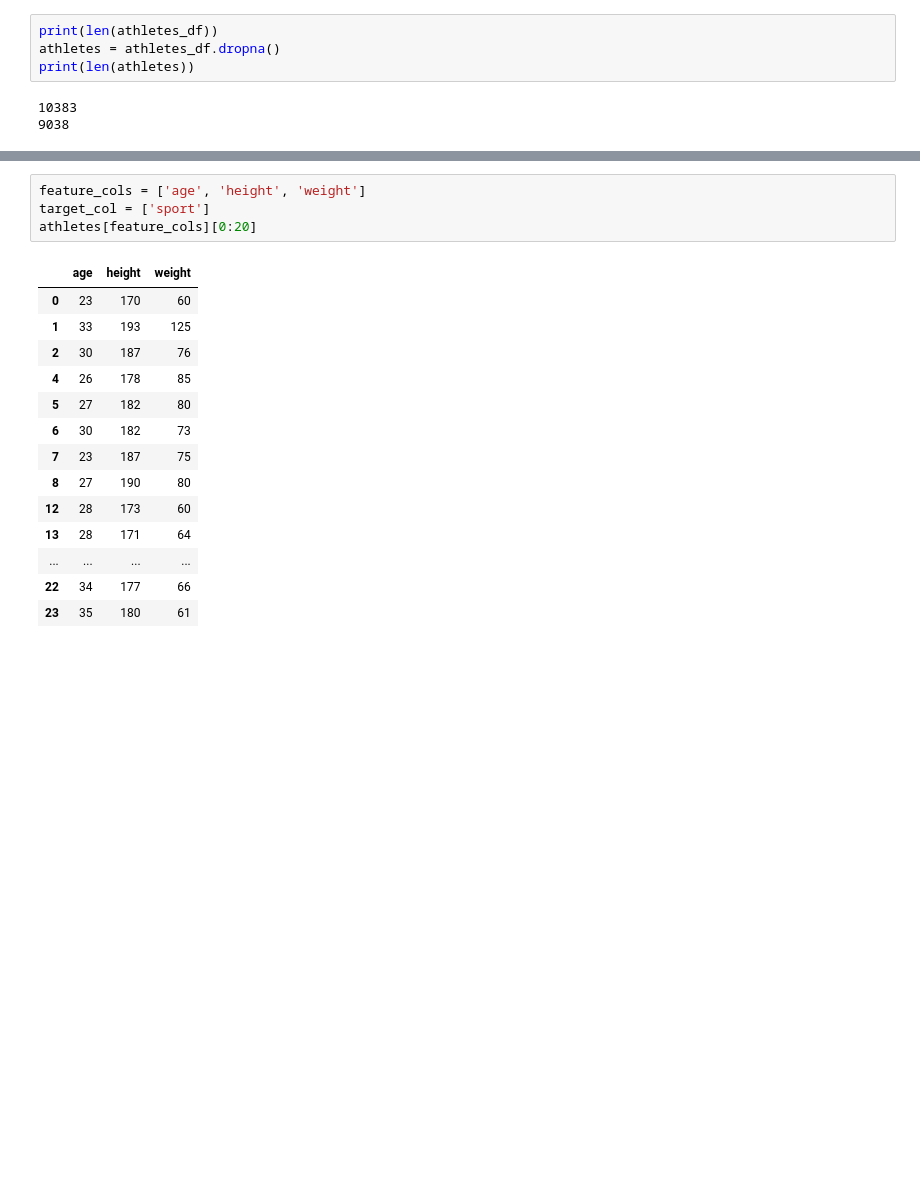
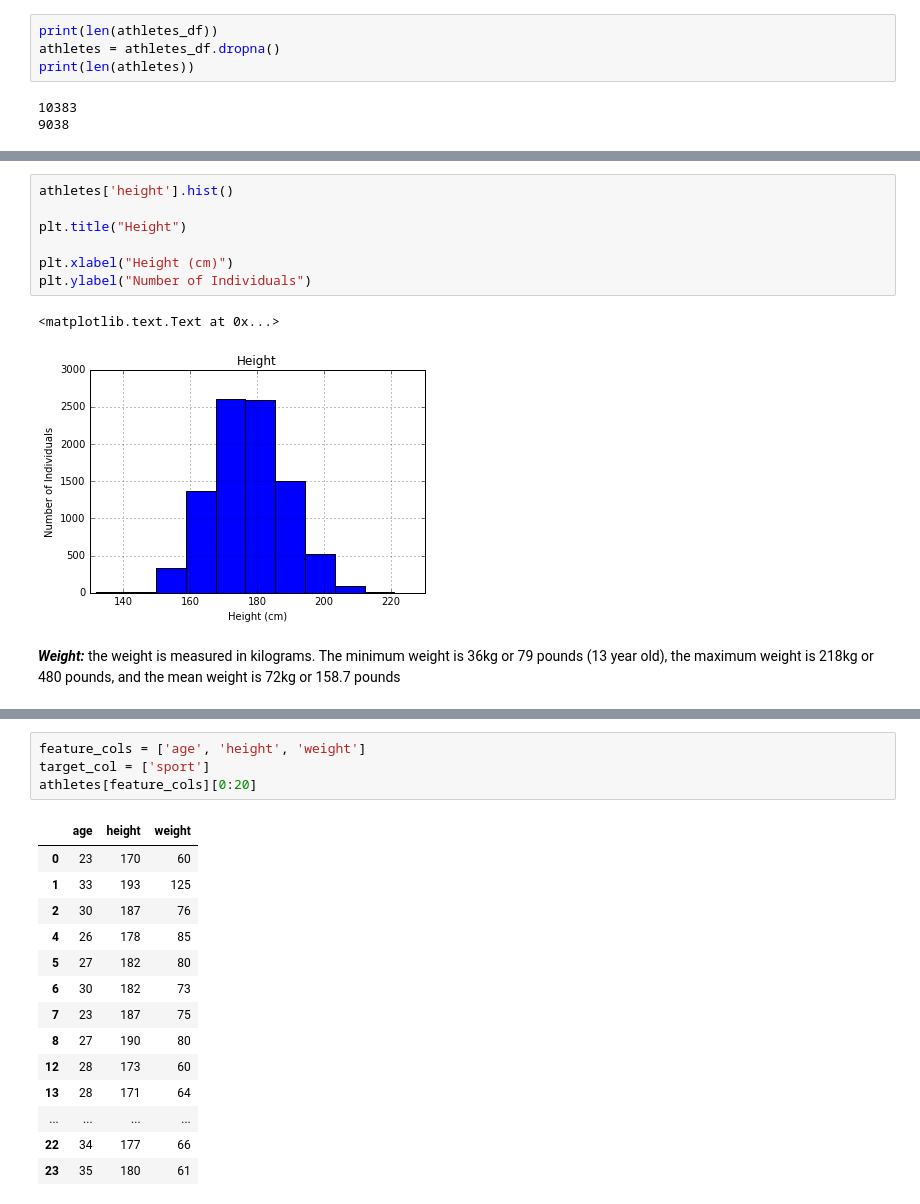
Before and after one commit to SoleilSunshine/Portfolio, a Jupyter notebook: Athletes-LR+KNN.ipynb, the cells around one changed output, grey strips where cells are left out. Cells and saved outputs as stored; diff of their text form; blank space fills up the shorter version.

```diff
--- a/Athletes-LR+KNN.ipynb
+++ b/Athletes-LR+KNN.ipynb
@@ -33,0 +183,12 @@ print(len(athletes))
+# %%
+athletes['height'].hist()
+
+plt.title("Height")
+
+plt.xlabel("Height (cm)")
+plt.ylabel("Number of Individuals")
+# %% [output]
+<matplotlib.text.Text at 0x...>
+[figure, added]
+# %% [markdown]
+***Weight:*** the weight is measured in kilograms. The minimum weight is 36kg or 79 pounds (13 year old), the maximum weight is 218kg or 480 pounds, and the mean weight is 72kg or 158.7 pounds
```
Also changed, not shown: parts of 55 cells of this notebook.
